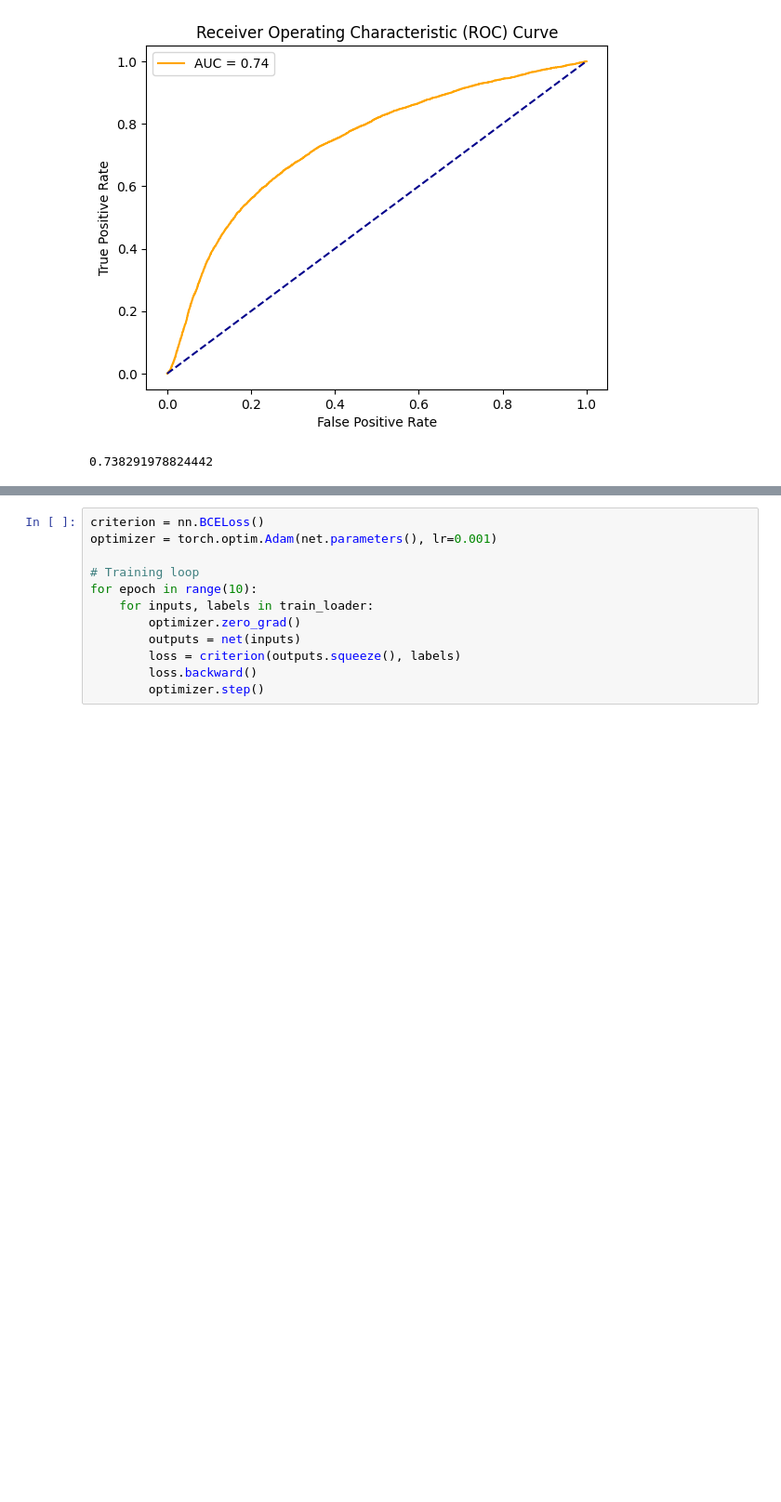
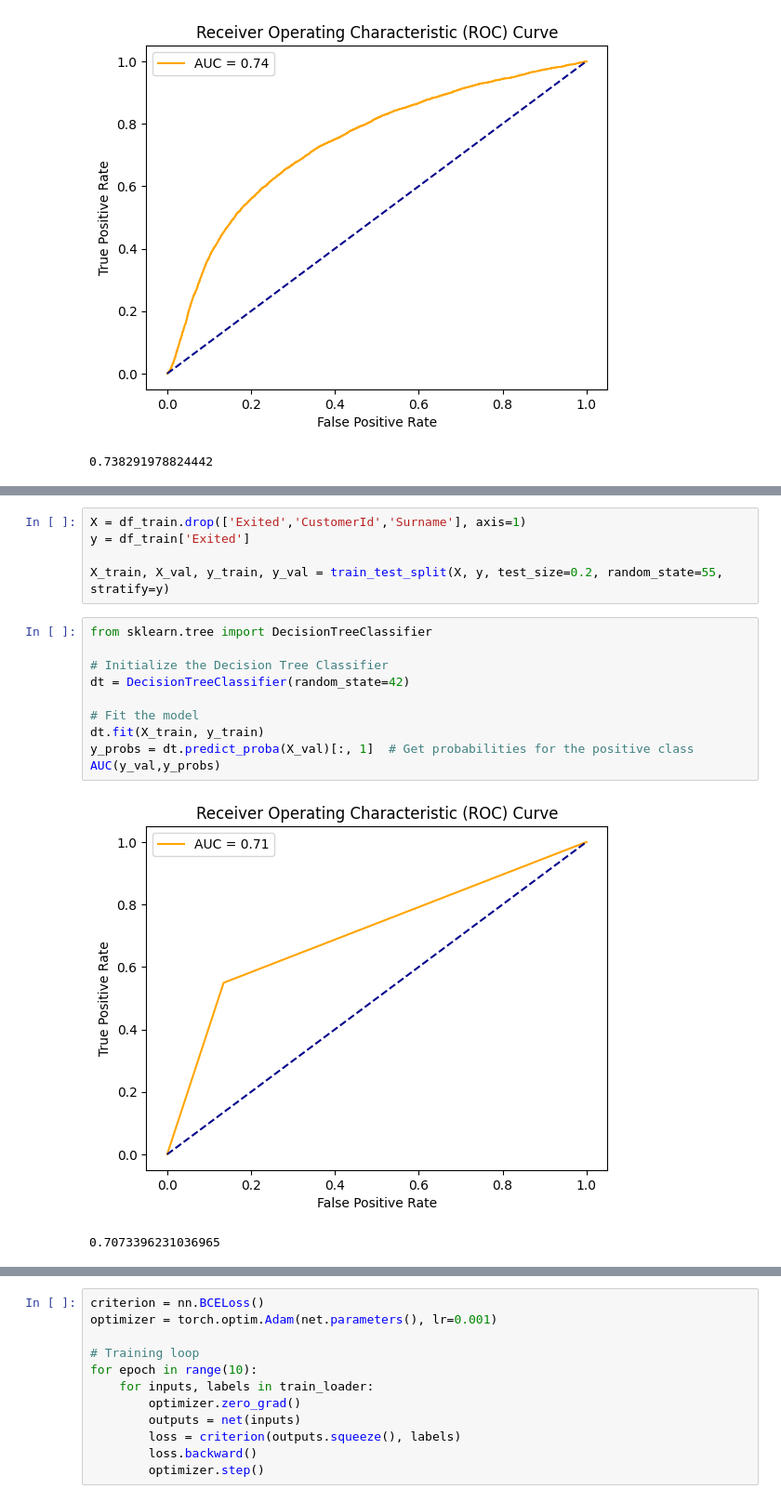
Before and after one commit to raulghosh/KaggleBankCustomerChurn, a Jupyter notebook: Churn_Prediction.ipynb, the cells around one changed output, grey strips where cells are left out. Shown: that part at 93% size. Drawn from its saved outputs; the diff is of its cells as text; blank space fills up the shorter version.

```diff
--- a/Churn_Prediction.ipynb
+++ b/Churn_Prediction.ipynb
@@ -346,0 +388,18 @@ AUC(val_y,y_probs_smote)
+# %%
+X = df_train.drop(['Exited','CustomerId','Surname'], axis=1)
+y = df_train['Exited']
+
+X_train, X_val, y_train, y_val = train_test_split(X, y, test_size=0.2, random_state=55, stratify=y)
+# %%
+from sklearn.tree import DecisionTreeClassifier
+
+# Initialize the Decision Tree Classifier
+dt = DecisionTreeClassifier(random_state=42)
+
+# Fit the model
+dt.fit(X_train, y_train)
+y_probs = dt.predict_proba(X_val)[:, 1]  # Get probabilities for the positive class
+AUC(y_val,y_probs)
+# %% [output]
+[figure, added]
+0.7073396231036965
```
Also changed, not shown: parts of 38 cells of this notebook.
